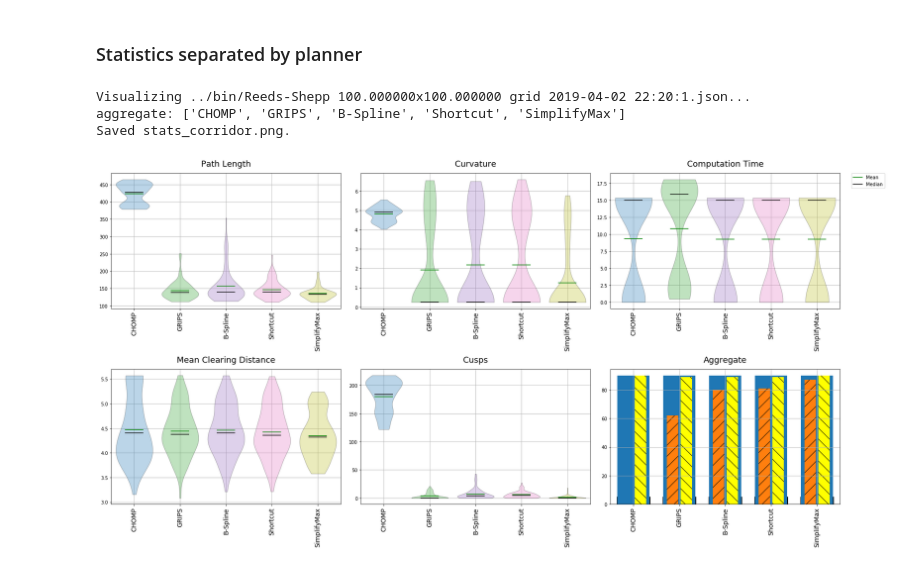
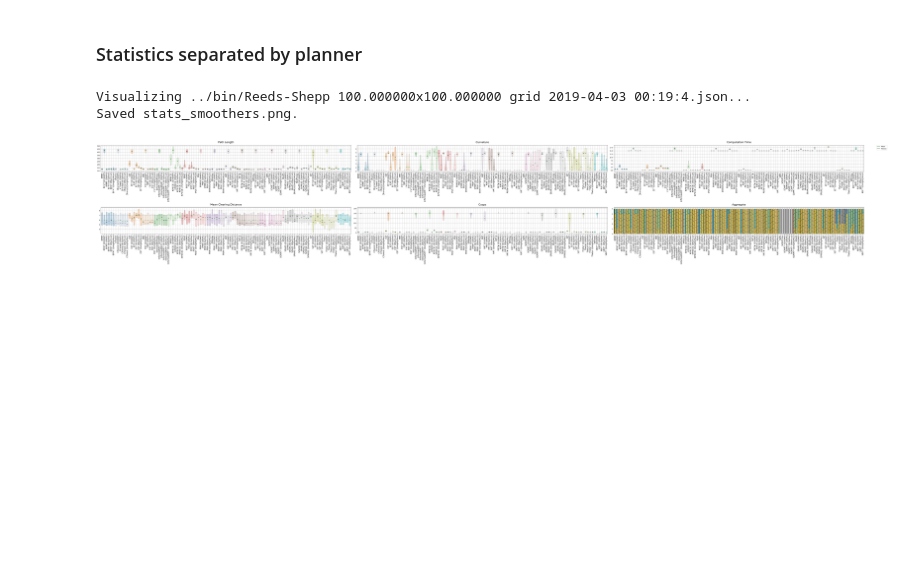
Before and after one commit to robot-motion/bench-mr, a Jupyter notebook: plotting/Smoothing.ipynb, the cells around one changed output. Saved outputs shown, nothing was run; the diff lists cells and outputs as text; code cells hidden in the pictures; blank space fills up the shorter version.

```diff
--- a/plotting/Smoothing.ipynb
+++ b/plotting/Smoothing.ipynb
@@ -48,15 +47,16 @@ Saved smoothing_traj.png.
 # %% [markdown]
 ### Statistics separated by planner
 # %%
-plot_smoother_stats('../bin/Reeds-Shepp 100.000000x100.000000 grid 2019-04-02 22:20:1.json', #'../bin/log/smoothing.json',
+plot_smoother_stats('../bin/Reeds-Shepp 100.000000x100.000000 grid 2019-04-03 00:19:4.json', #'../bin/log/smoothing.json',
                     combine_views=True,
                     plot_violins=True,
+                    fig_width=25,
                     max_plots_per_line=3,
-                    separate_planners=False,
+                    separate_planners=True,
 #                     ignore_smoothers='chomp',
-                    save_file='stats_corridor.png')
+                    save_file='stats_smoothers.png'
+                   )
 # %% [output]
-Visualizing ../bin/Reeds-Shepp 100.000000x100.000000 grid 2019-04-02 22:20:1.json...
-aggregate: ['CHOMP', 'GRIPS', 'B-Spline', 'Shortcut', 'SimplifyMax']
-Saved stats_corridor.png.
+Visualizing ../bin/Reeds-Shepp 100.000000x100.000000 grid 2019-04-03 00:19:4.json...
+Saved stats_smoothers.png.
-[figure, old version]
+[figure, new version]
```
Also changed, not shown: parts of 1 cell of this notebook, 16 other files.
